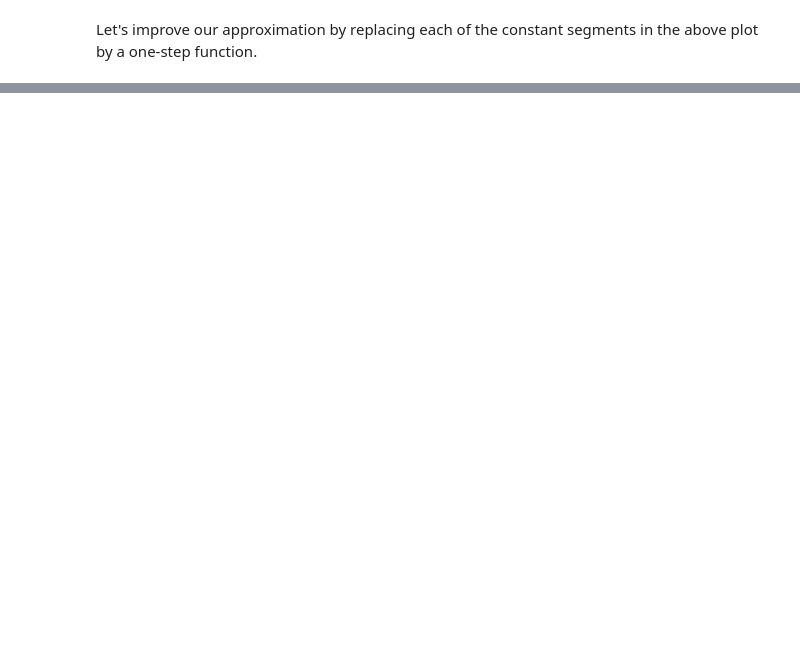
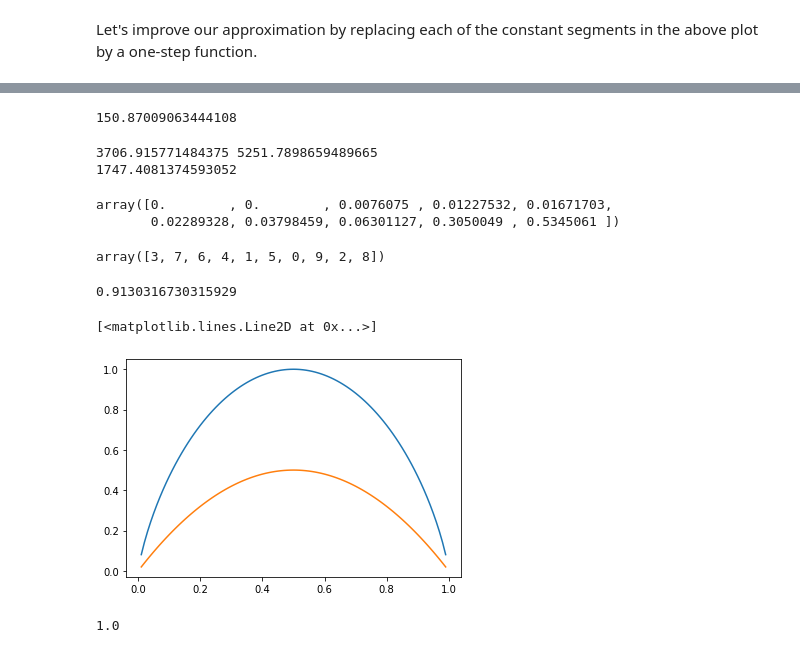
Before and after one commit to mgreenbe/2020-Winter-Math-607, a Jupyter notebook: 04/regression_tree.ipynb, the cells around one changed output, grey strips where cells are left out. Drawn from its saved outputs; the diff is of its cells as text; code cells hidden in the pictures; blank space fills up the shorter version.

```diff
--- a/04/regression_tree.ipynb
+++ b/04/regression_tree.ipynb
@@ -266,0 +311,57 @@ viz(D)
+# %%
+np.mean(y_tr)
+# %% [output]
+150.87009063444108
+# %%
+mse = np.mean(np.square(y_tr - y_tr.mean()))
+IL = X_tr[:,2] <= 0.005
+IR = X_tr[:,2] > 0.005
+y_tr_L = y_tr[IL]
+y_tr_R = y_tr[IR]
+mse_L = np.mean(np.square(y_tr_L - y_tr_L.mean()))
+mse_R = np.mean(np.square(y_tr_R - y_tr_R.mean()))
+print(mse_L, mse_R)
+decrease = mse - (len(y_tr_L)/len(y_tr)*mse_L + len(y_tr_R)/len(y_tr)*mse_R)
+print(decrease)
+# %% [output]
+3706.915771484375 5251.7898659489665
+1747.4081374593052
+# %%
+M.feature_importances_[np.argsort(M.feature_importances_)]
+# %% [output]
+array([0.        , 0.        , 0.0076075 , 0.01227532, 0.01671703,
+       0.02289328, 0.03798459, 0.06301127, 0.3050049 , 0.5345061 ])
+# %%
+np.argsort(M.feature_importances_)
+# %% [output]
+array([3, 7, 6, 4, 1, 5, 0, 9, 2, 8])
+# %%
+M.feature_importances_[[3, 8, 2, 9]].sum()
+# %% [output]
+0.9130316730315929
+# %%
+# p0 = p, p1 = 1-p
+p = np.arange(0.01, 1, 0.01)
+H = -p*np.log2(p) - (1-p)*np.log2(1-p)
+plt.plot(p, H)
+G = p*(1-p) + (1-p)*p
+plt.plot(p, G)
+# %% [output]
+[<matplotlib.lines.Line2D at 0x...>]
+[figure, added]
+# %%
+from sklearn.datasets import load_iris
+from sklearn.tree import DecisionTreeClassifier
+from sklearn.metrics import accuracy_score
+
+X, y = load_iris(return_X_y=True)
+# X = X[:, 2:]
+
+X_tr, X_te, y_tr, y_te = train_test_split(X, y)
+M = DecisionTreeClassifier()
+M.fit(X_tr, y_tr)
+y_pr = M.predict(X_te)
+acc = accuracy_score(y_te, y_pr)
+print(acc)
+# %% [output]
+1.0
```
Also changed, not shown: parts of 20 cells of this notebook, 1 other file.
